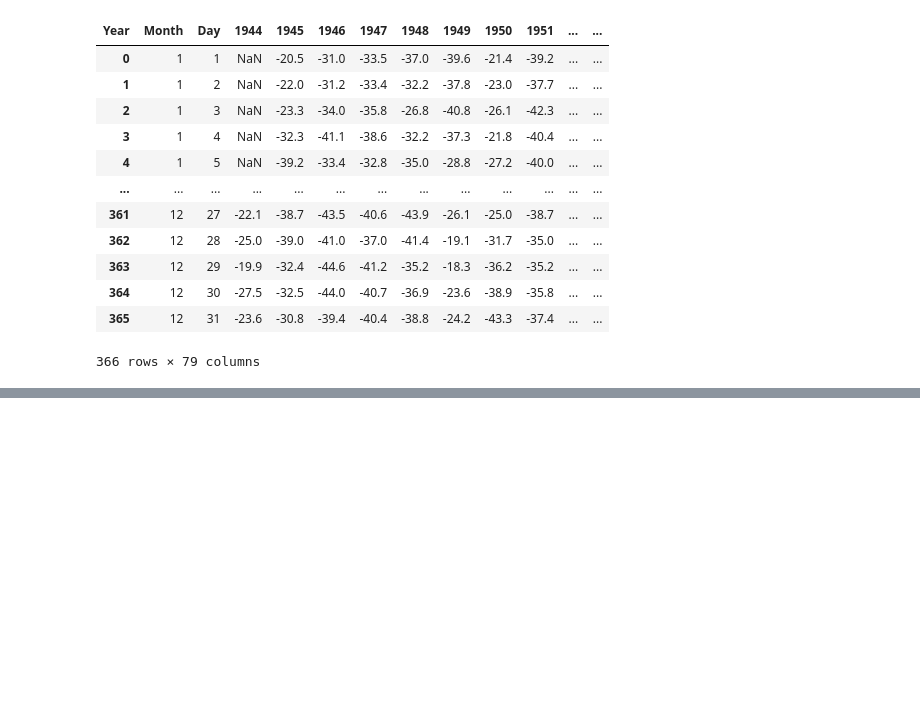
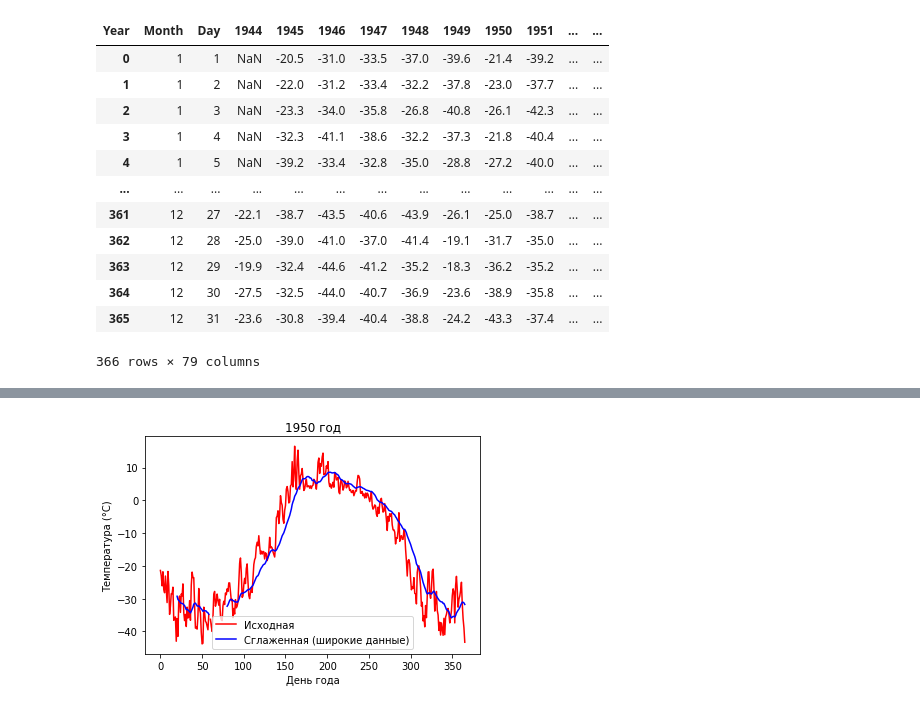
Before and after one commit to mikewellmeansme/biological-statistics-course, a Jupyter notebook: lesson_008.ipynb, the cells around one changed output, grey strips where cells are left out. Cells and saved outputs as stored; diff of their text form; code cells hidden in the pictures; blank space fills up the shorter version.

```diff
--- a/lesson_008.ipynb
+++ b/lesson_008.ipynb
@@ -86,0 +147,22 @@ long_temp.pivot(
+# %%
+wide_rolling_1950 = wide_temp['1950'].rolling(window=21).mean()
+# %%
+plt.plot(
+    range(366),
+    wide_temp['1950'],
+    color='red',
+    label='Исходная'
+)
+plt.plot(
+    range(366),
+    wide_rolling_1950,
+    color='blue',
+    label='Сглаженная (широкие данные)'
+)
+plt.xlabel('День года')
+plt.ylabel('Температура (°C)')
+plt.title('1950 год')
+plt.legend()
+plt.show()
+# %% [output]
+[figure, added]
```
Also changed, not shown: parts of 31 cells of this notebook.
